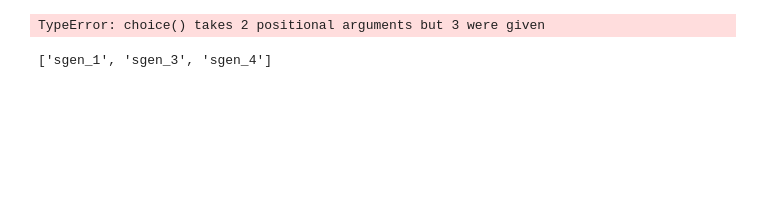
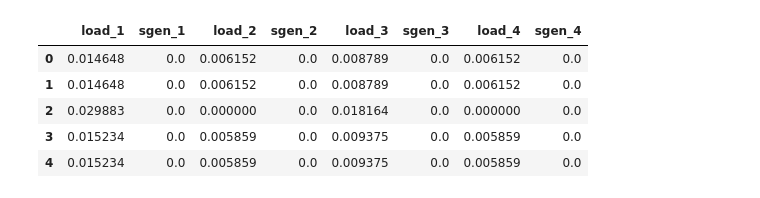
Before and after one commit to akthonka/EV_energy_comm, a Jupyter notebook: python/en_comm_base.ipynb, the cells around one changed output. Cells and saved outputs as stored; diff of their text form; code cells hidden in the pictures; blank space fills up the shorter version.

Commit message:
sgen_comm test success

```diff
--- a/python/en_comm_base.ipynb
+++ b/python/en_comm_base.ipynb
@@ -42,13 +44,22 @@ dfList created successfully.
 # %%
-test = night_merge.iloc[:12,:].copy()
-da.sgen_comm(ts=test, wind_length=3, sgen_val=99999, parties=4)
+# # for testing the sgen_comm function
+# test = night_merge.iloc[:9,:].copy()
+# da.sgen_comm(ts=test, wind_length=2, sgen_val=999999, parties=4)
-# %% [output]
-TypeError: choice() takes 2 positional arguments but 3 were given
-# %%
-import random
-
-all_sgens = ['sgen_1','sgen_2','sgen_3','sgen_4']
-sel = random.sample(all_sgens, 3)
-sel
-# %% [output]
-['sgen_1', 'sgen_3', 'sgen_4']
+# %%
+# assign generator value at random times
+sgen_val = 0.01 # typical val: 0.010 MW = 10kW
+night_mw = da.sgen_comm(ts=night_merge, wind_length=60, sgen_val=0.010, parties=4)
+
+# replace index for pandapower controller module
+test_set = night_mw.copy()
+test_set.index = range(0, test_set.shape[0])
+test_set.head()
+
+# night_mw.rolling(3).sum().plot()
+# %% [output]
+|  | load_1 | sgen_1 | load_2 | sgen_2 | load_3 | sgen_3 | load_4 | sgen_4 |
+| 0 | 0.014648 | 0.0 | 0.006152 | 0.0 | 0.008789 | 0.0 | 0.006152 | 0.0 |
+| 1 | 0.014648 | 0.0 | 0.006152 | 0.0 | 0.008789 | 0.0 | 0.006152 | 0.0 |
+| 2 | 0.029883 | 0.0 | 0.000000 | 0.0 | 0.018164 | 0.0 | 0.000000 | 0.0 |
+| 3 | 0.015234 | 0.0 | 0.005859 | 0.0 | 0.009375 | 0.0 | 0.005859 | 0.0 |
+| 4 | 0.015234 | 0.0 | 0.005859 | 0.0 | 0.009375 | 0.0 | 0.005859 | 0.0 |
```
Also changed, not shown: parts of 3 cells of this notebook, 4 other files.
